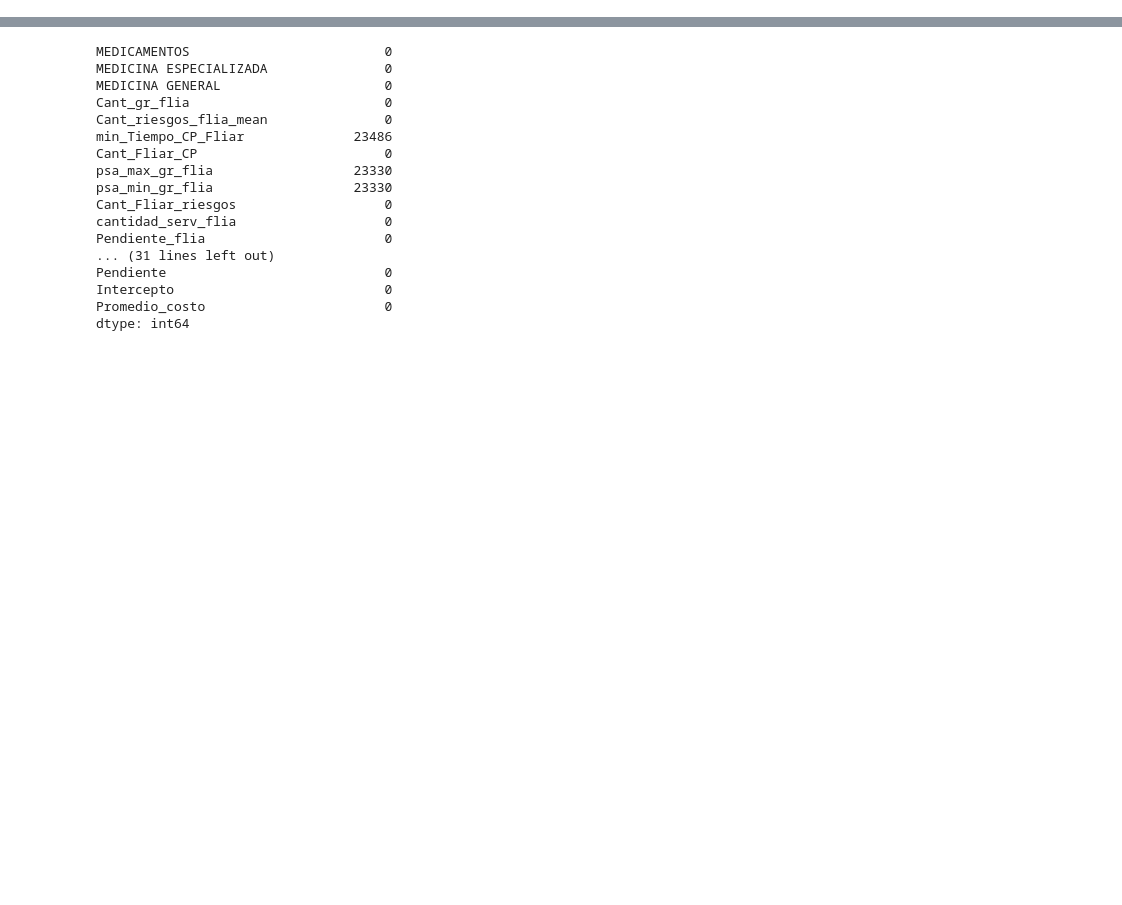
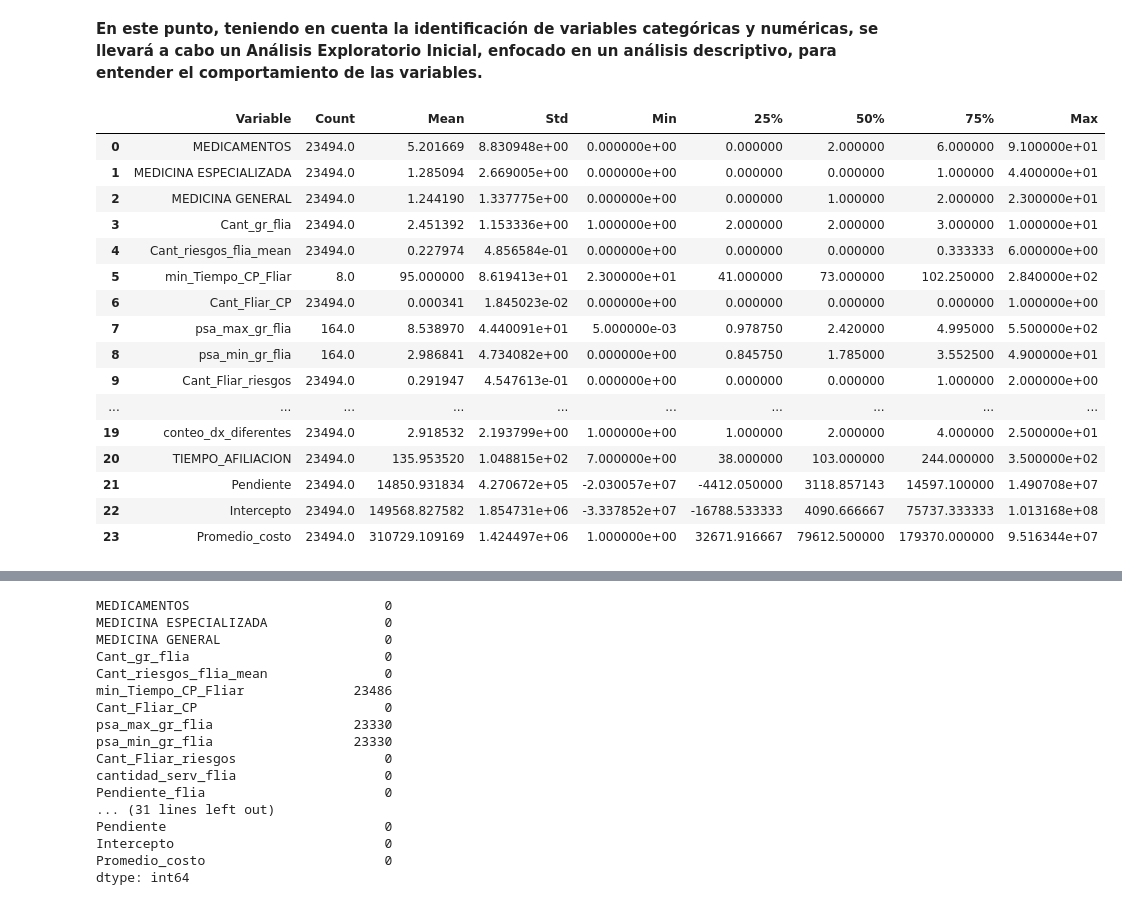
Before and after one commit to Daniel1martinez2/prostate_challenge_FDA, a Jupyter notebook: main.ipynb, the cells around one changed output, grey strips where cells are left out. Drawn from its saved outputs; the diff is of its cells as text; code cells hidden in the pictures; blank space fills up the shorter version.

```diff
--- a/main.ipynb
+++ b/main.ipynb
@@ -35,0 +51,6 @@ df_train.describe()
+# %%
+#Identificamos el grupo de variables numéricas y categóricas, que serán utilizadas para realizar un análisis descriptivo inicial.
+
+df_numerico = df_train.select_dtypes(include=['int64', 'float64'])
+
+df_categorico = df_train.select_dtypes(include=['object', 'category'])
@@ -35,0 +127,30 @@ df_train.describe()
+# %% [markdown]
+**En este punto, teniendo en cuenta la identificación de variables categóricas y numéricas, se llevará a cabo un Análisis Exploratorio Inicial, enfocado en un análisis descriptivo, para entender el comportamiento de las variables.**
+# %%
+# Análisis descriptivo básico inicialmente para variables numéricas.
+
+summary = df_numerico.describe()
+
+summary_df = summary.T
+summary_df.reset_index(inplace=True)
+summary_df.columns = ['Variable', 'Count', 'Mean', 'Std', 'Min', '25%', '50%', '75%', 'Max']
+
+summary_df
+# %% [output]
+|  | Variable | Count | Mean | Std | Min | 25% | 50% | 75% | Max |
+| 0 | MEDICAMENTOS | 23494.0 | 5.201669 | 8.830948e+00 | 0.000000e+00 | 0.000000 | 2.000000 | 6.000000 | 9.100000e+01 |
+| 1 | MEDICINA ESPECIALIZADA | 23494.0 | 1.285094 | 2.669005e+00 | 0.000000e+00 | 0.000000 | 0.000000 | 1.000000 | 4.400000e+01 |
+| 2 | MEDICINA GENERAL | 23494.0 | 1.244190 | 1.337775e+00 | 0.000000e+00 | 0.000000 | 1.000000 | 2.000000 | 2.300000e+01 |
+| 3 | Cant_gr_flia | 23494.0 | 2.451392 | 1.153336e+00 | 1.000000e+00 | 2.000000 | 2.000000 | 3.000000 | 1.000000e+01 |
+| 4 | Cant_riesgos_flia_mean | 23494.0 | 0.227974 | 4.856584e-01 | 0.000000e+00 | 0.000000 | 0.000000 | 0.333333 | 6.000000e+00 |
+| 5 | min_Tiempo_CP_Fliar | 8.0 | 95.000000 | 8.619413e+01 | 2.300000e+01 | 41.000000 | 73.000000 | 102.250000 | 2.840000e+02 |
+| 6 | Cant_Fliar_CP | 23494.0 | 0.000341 | 1.845023e-02 | 0.000000e+00 | 0.000000 | 0.000000 | 0.000000 | 1.000000e+00 |
+| 7 | psa_max_gr_flia | 164.0 | 8.538970 | 4.440091e+01 | 5.000000e-03 | 0.978750 | 2.420000 | 4.995000 | 5.500000e+02 |
+| 8 | psa_min_gr_flia | 164.0 | 2.986841 | 4.734082e+00 | 0.000000e+00 | 0.845750 | 1.785000 | 3.552500 | 4.900000e+01 |
+| 9 | Cant_Fliar_riesgos | 23494.0 | 0.291947 | 4.547613e-01 | 0.000000e+00 | 0.000000 | 0.000000 | 1.000000 | 2.000000e+00 |
+| ... | ... | ... | ... | ... | ... | ... | ... | ... | ... |
+| 19 | conteo_dx_diferentes | 23494.0 | 2.918532 | 2.193799e+00 | 1.000000e+00 | 1.000000 | 2.000000 | 4.000000 | 2.500000e+01 |
+| 20 | TIEMPO_AFILIACION | 23494.0 | 135.953520 | 1.048815e+02 | 7.000000e+00 | 38.000000 | 103.000000 | 244.000000 | 3.500000e+02 |
+| 21 | Pendiente | 23494.0 | 14850.931834 | 4.270672e+05 | -2.030057e+07 | -4412.050000 | 3118.857143 | 14597.100000 | 1.490708e+07 |
+| 22 | Intercepto | 23494.0 | 149568.827582 | 1.854731e+06 | -3.337852e+07 | -16788.533333 | 4090.666667 | 75737.333333 | 1.013168e+08 |
+| 23 | Promedio_costo | 23494.0 | 310729.109169 | 1.424497e+06 | 1.000000e+00 | 32671.916667 | 79612.500000 | 179370.000000 | 9.516344e+07 |
```
Also changed, not shown: parts of 15 cells of this notebook.
